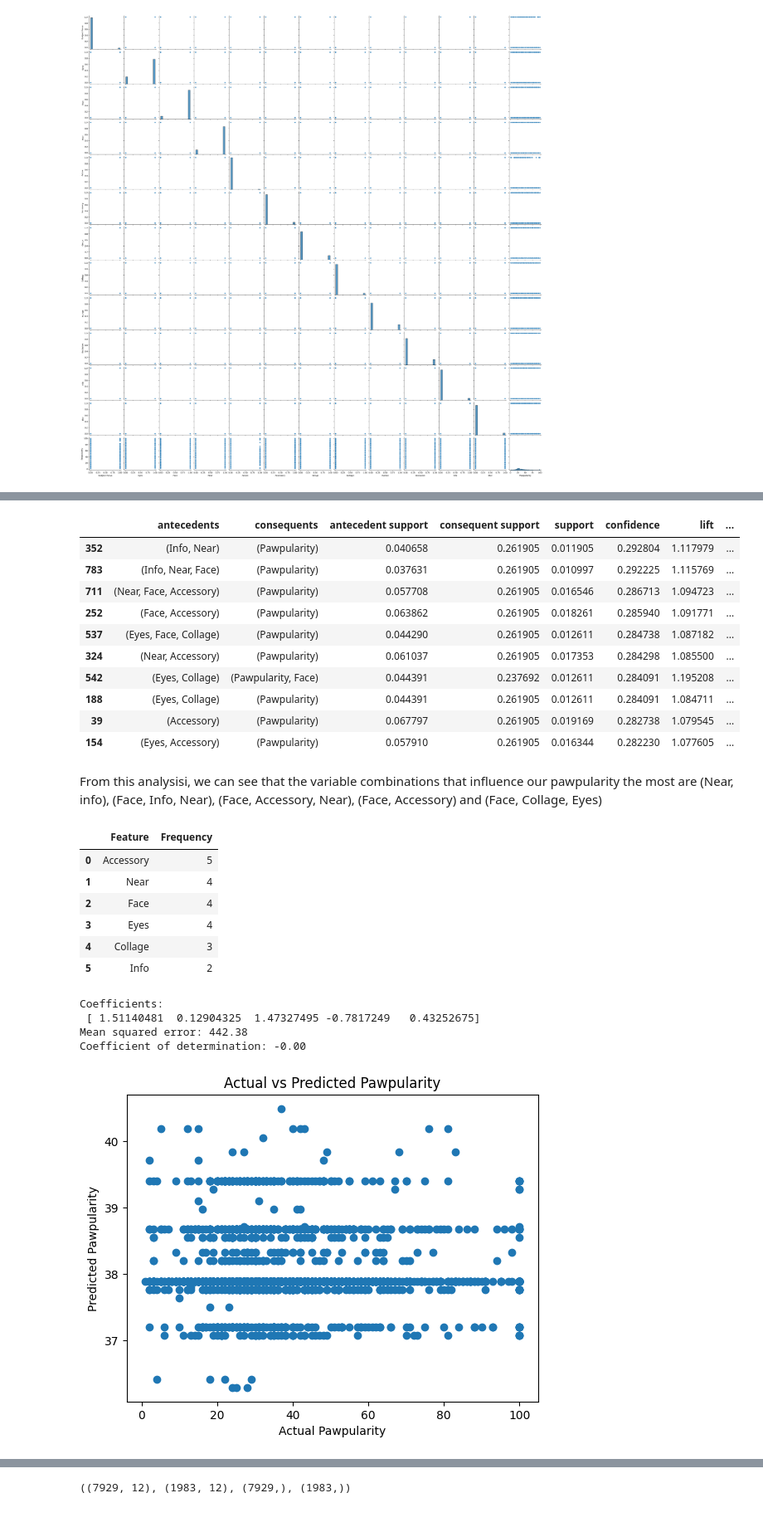
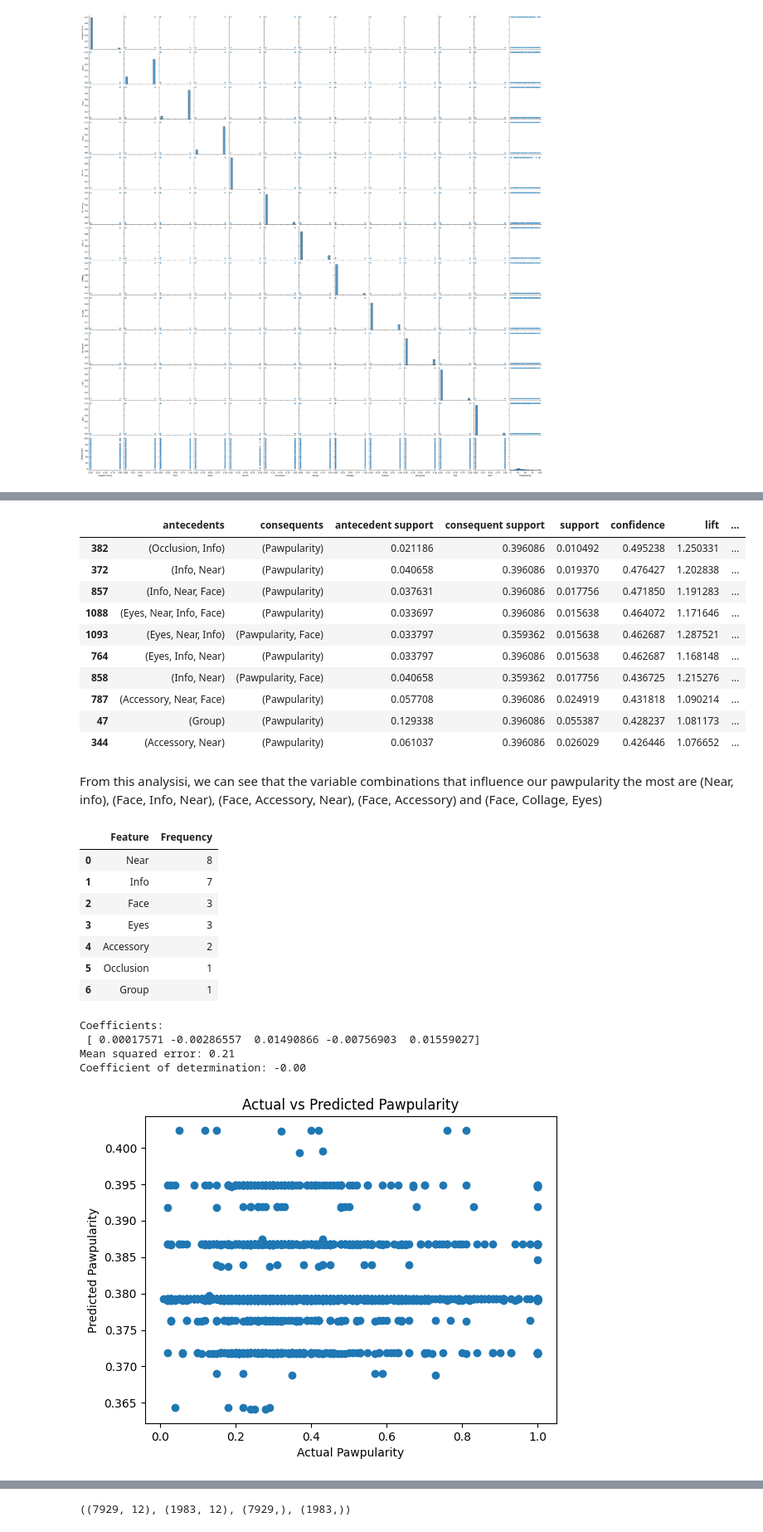
Before and after one commit to minesamaro/pawpularity-daco, a Jupyter notebook: data_processer.ipynb, the cells around one changed output, grey strips where cells are left out. Shown at 83% size. Drawn from its saved outputs; the diff is of its cells as text; code cells hidden in the pictures.

```diff
--- a/data_processer.ipynb
+++ b/data_processer.ipynb
@@ -29,6 +30,7 @@ import seaborn as sns
 # Load training data
 train_data = pd.read_csv('train.csv')
 train_data = train_data.drop(['Id'], axis=1)
+train_data['pawpularity_norm']= train_data['Pawpularity']/100.0
 train_data.head()
 # %% [output]
 |  | Subject Focus | Eyes | Face | Near | Action | Accessory | Group | Collage | Human | Occlusion | ... |
@@ -93,6 +179,7 @@ for i, feature in enumerate(cols):
 [figure]
 # %%
 ## Correlation between features and target variable
+train_data['pawpularity_norm']= train_data['Pawpularity']/100.0
 
 correlation_matrix = train_data.corr()
 
@@ -122,8 +222,8 @@ from mlxtend.frequent_patterns import association_rules
 
 # Convert the categorical variables to numerical
 # Binarize the Pawpularity variable, making zero the values below the 75th percentile and one the values above the 75th percentile
-bin_train_data = train_data.copy()
-bin_train_data['Pawpularity'] = np.where(bin_train_data['Pawpularity'] >= 46, 1, 0)
+bin_train_data = train_data.copy().drop(['pawpularity_norm'], axis=1)
+bin_train_data['Pawpularity'] = np.where(bin_train_data['Pawpularity'] >= 38, 1, 0)
 
 
 assoc_data = pd.get_dummies(bin_train_data)
@@ -142,16 +242,16 @@ sorted_rules = rules[rules['consequents'].astype(str).str.contains('Pawpularity'
 sorted_rules.head(10)
 # %% [output]
 |  | antecedents | consequents | antecedent support | consequent support | support | confidence | lift | ... |
-| 352 | (Info, Near) | (Pawpularity) | 0.040658 | 0.261905 | 0.011905 | 0.292804 | 1.117979 | ... |
-| 783 | (Info, Near, Face) | (Pawpularity) | 0.037631 | 0.261905 | 0.010997 | 0.292225 | 1.115769 | ... |
-| 711 | (Near, Face, Accessory) | (Pawpularity) | 0.057708 | 0.261905 | 0.016546 | 0.286713 | 1.094723 | ... |
-| 252 | (Face, Accessory) | (Pawpularity) | 0.063862 | 0.261905 | 0.018261 | 0.285940 | 1.091771 | ... |
-| 537 | (Eyes, Face, Collage) | (Pawpularity) | 0.044290 | 0.261905 | 0.012611 | 0.284738 | 1.087182 | ... |
-| 324 | (Near, Accessory) | (Pawpularity) | 0.061037 | 0.261905 | 0.017353 | 0.284298 | 1.085500 | ... |
-| 542 | (Eyes, Collage) | (Pawpularity, Face) | 0.044391 | 0.237692 | 0.012611 | 0.284091 | 1.195208 | ... |
-| 188 | (Eyes, Collage) | (Pawpularity) | 0.044391 | 0.261905 | 0.012611 | 0.284091 | 1.084711 | ... |
-| 39 | (Accessory) | (Pawpularity) | 0.067797 | 0.261905 | 0.019169 | 0.282738 | 1.079545 | ... |
-| 154 | (Eyes, Accessory) | (Pawpularity) | 0.057910 | 0.261905 | 0.016344 | 0.282230 | 1.077605 | ... |
+| 382 | (Occlusion, Info) | (Pawpularity) | 0.021186 | 0.396086 | 0.010492 | 0.495238 | 1.250331 | ... |
+| 372 | (Info, Near) | (Pawpularity) | 0.040658 | 0.396086 | 0.019370 | 0.476427 | 1.202838 | ... |
+| 857 | (Info, Near, Face) | (Pawpularity) | 0.037631 | 0.396086 | 0.017756 | 0.471850 | 1.191283 | ... |
+| 1088 | (Eyes, Near, Info, Face) | (Pawpularity) | 0.033697 | 0.396086 | 0.015638 | 0.464072 | 1.171646 | ... |
+| 1093 | (Eyes, Near, Info) | (Pawpularity, Face) | 0.033797 | 0.359362 | 0.015638 | 0.462687 | 1.287521 | ... |
+| 764 | (Eyes, Info, Near) | (Pawpularity) | 0.033797 | 0.396086 | 0.015638 | 0.462687 | 1.168148 | ... |
+| 858 | (Info, Near) | (Pawpularity, Face) | 0.040658 | 0.359362 | 0.017756 | 0.436725 | 1.215276 | ... |
+| 787 | (Accessory, Near, Face) | (Pawpularity) | 0.057708 | 0.396086 | 0.024919 | 0.431818 | 1.090214 | ... |
+| 47 | (Group) | (Pawpularity) | 0.129338 | 0.396086 | 0.055387 | 0.428237 | 1.081173 | ... |
+| 344 | (Accessory, Near) | (Pawpularity) | 0.061037 | 0.396086 | 0.026029 | 0.426446 | 1.076652 | ... |
 # %% [markdown]
 From this analysisi, we can see that the variable combinations that influence our pawpularity the most are (Near, info), (Face, Info, Near), (Face, Accessory, Near), (Face, Accessory) and (Face, Collage, Eyes)
 # %%
@@ -173,12 +273,13 @@ top_ten_antecedents.columns = ['Feature', 'Frequency']
 top_ten_antecedents
 # %% [output]
 |  | Feature | Frequency |
-| 0 | Accessory | 5 |
-| 1 | Near | 4 |
-| 2 | Face | 4 |
-| 3 | Eyes | 4 |
-| 4 | Collage | 3 |
-| 5 | Info | 2 |
+| 0 | Near | 8 |
+| 1 | Info | 7 |
+| 2 | Face | 3 |
+| 3 | Eyes | 3 |
+| 4 | Accessory | 2 |
+| 5 | Occlusion | 1 |
+| 6 | Group | 1 |
 # %%
 # Train a regression model using the top five antecedents and the Pawpularity variable
 from sklearn.model_selection import train_test_split
@@ -189,38 +290,38 @@ from sklearn.metrics import mean_squared_error, r2_score
 top_five = top_ten_antecedents.head(5)
 top_five = top_five['Feature']
 top_five = top_five.tolist()
 
 # Get the training data
 X = train_data[top_five]
-y = train_data['Pawpularity']
+y = train_data['pawpularity_norm']
 
 # Split the data into training and testing sets
 X_train, X_test, y_train, y_test = train_test_split(X, y, test_size=0.2, random_state=42)
 
 # Train the model
 model = LinearRegression()
 model.fit(X_train, y_train)
 
 # Make predictions
 y_pred = model.predict(X_test)
 
 # Get the model performance metrics
 print('Coefficients: \n', model.coef_)
-print('Mean squared error: %.2f' % mean_squared_error(y_test, y_pred))
+print('Root Mean squared error: %.2f' % mean_squared_error(y_test, y_pred)**0.5)
 print('Coefficient of determination: %.2f' % r2_score(y_test, y_pred))
 
 # Plot the predictions against the actual values
 plt.scatter(y_test, y_pred)
 plt.xlabel('Actual Pawpularity')
 plt.ylabel('Predicted Pawpularity')
 plt.title('Actual vs Predicted Pawpularity')
 plt.show()
 # %% [output]
 Coefficients:
- [ 1.51140481  0.12904325  1.47327495 -0.7817249   0.43252675]
-Mean squared error: 442.38
+ [ 0.00017571 -0.00286557  0.01490866 -0.00756903  0.01559027]
+Mean squared error: 0.21
 Coefficient of determination: -0.00
-[figure, old version]
+[figure, new version]
 # %%
 # Now do it with a classification model
 from sklearn.linear_model import LogisticRegression
```
Also changed, not shown: parts of 27 cells of this notebook, 5 other files.
